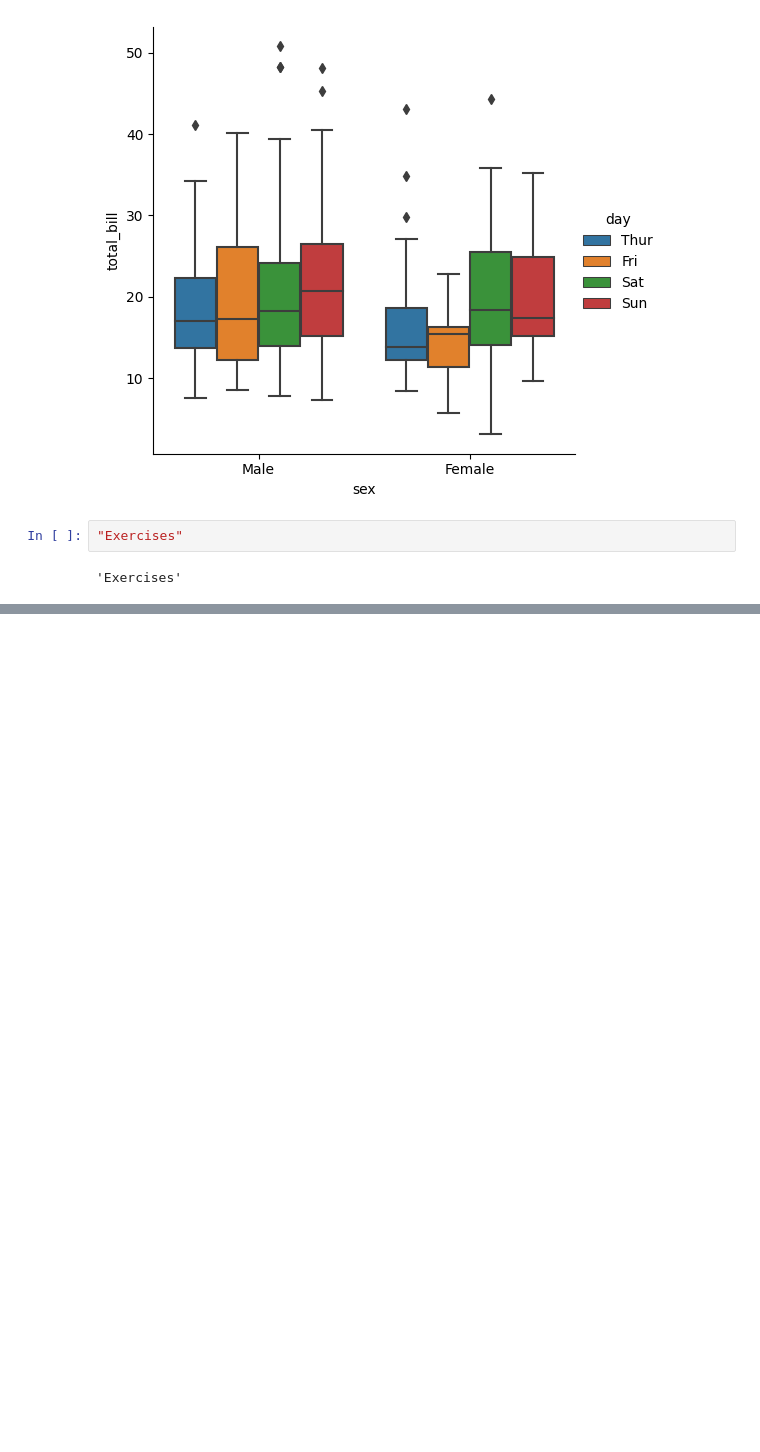
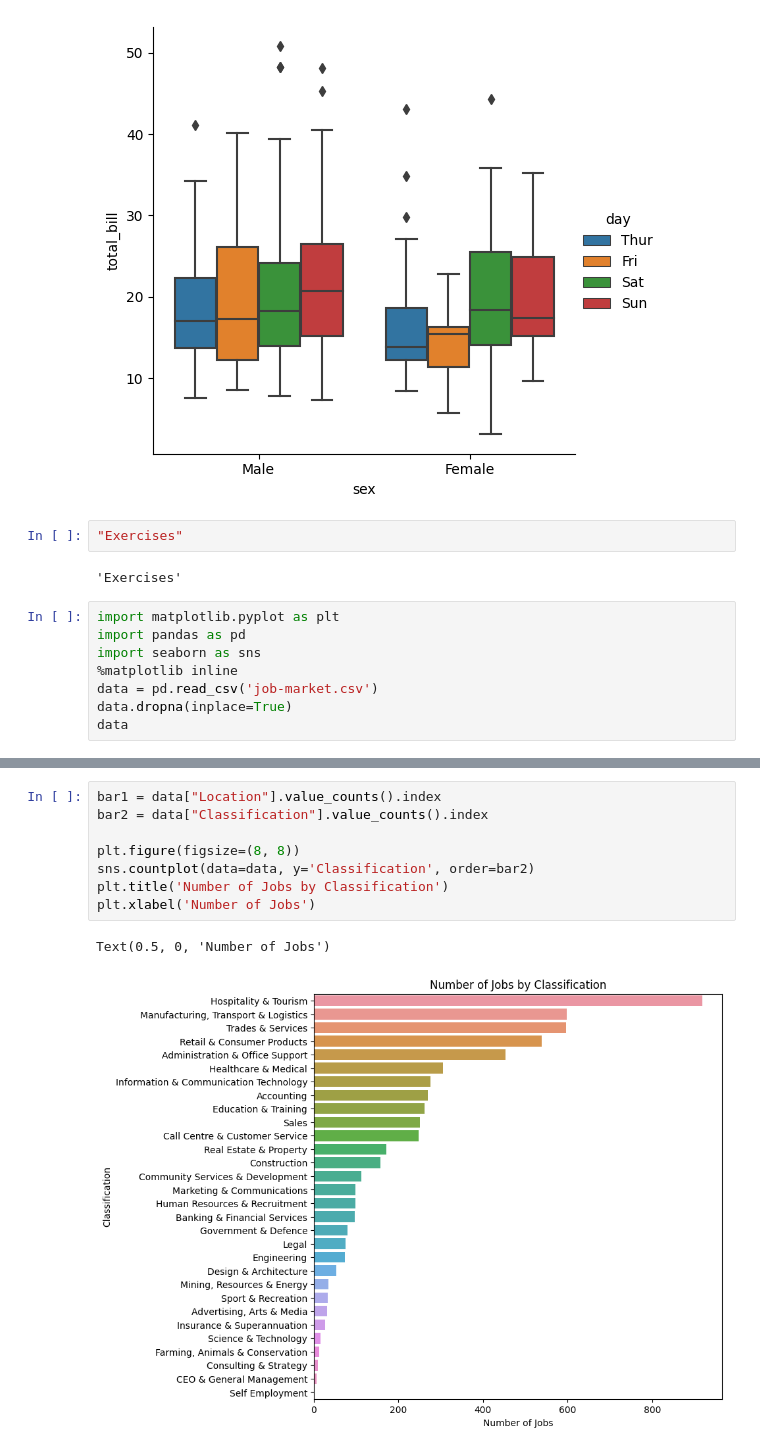
Before and after one commit to kieuoanh2512/TH_KhaiPhaDuLieu, a Jupyter notebook: lab3.ipynb, the cells around one changed output, grey strips where cells are left out. Saved outputs shown, nothing was run; the diff lists cells and outputs as text; blank space fills up the shorter version.

```diff
--- a/lab3.ipynb
+++ b/lab3.ipynb
@@ -277,3 +277,11 @@ sns.catplot(x="sex", y="total_bill", hue="day",data=tips, kind="box")
 "Exercises"
 # %% [output]
 'Exercises'
+# %%
+import matplotlib.pyplot as plt
+import pandas as pd
+import seaborn as sns
+%matplotlib inline
+data = pd.read_csv('job-market.csv')
+data.dropna(inplace=True)
+data
@@ -279,0 +302,11 @@ sns.catplot(x="sex", y="total_bill", hue="day",data=tips, kind="box")
+# %%
+bar1 = data["Location"].value_counts().index
+bar2 = data["Classification"].value_counts().index
+
+plt.figure(figsize=(8, 8))
+sns.countplot(data=data, y='Classification', order=bar2)
+plt.title('Number of Jobs by Classification')
+plt.xlabel('Number of Jobs')
+# %% [output]
+Text(0.5, 0, 'Number of Jobs')
+[figure, added]
```
Also changed, not shown: parts of 9 cells of this notebook.
